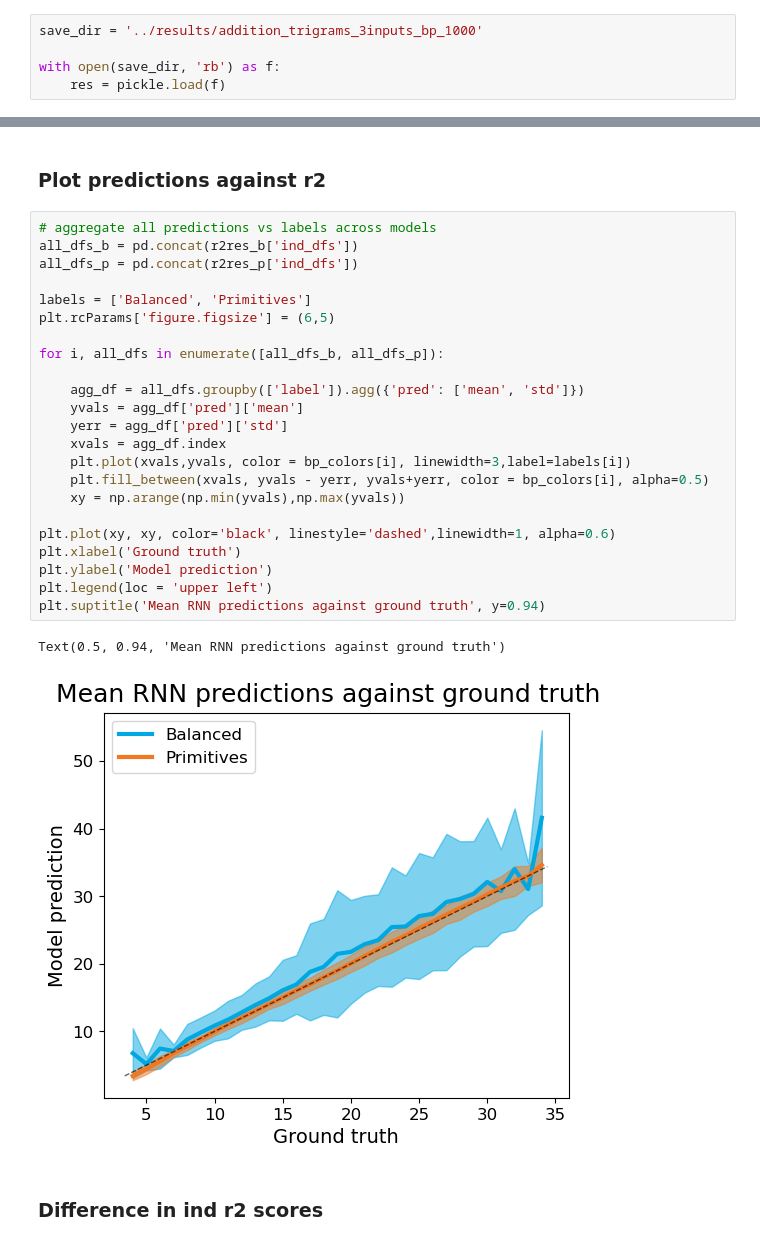
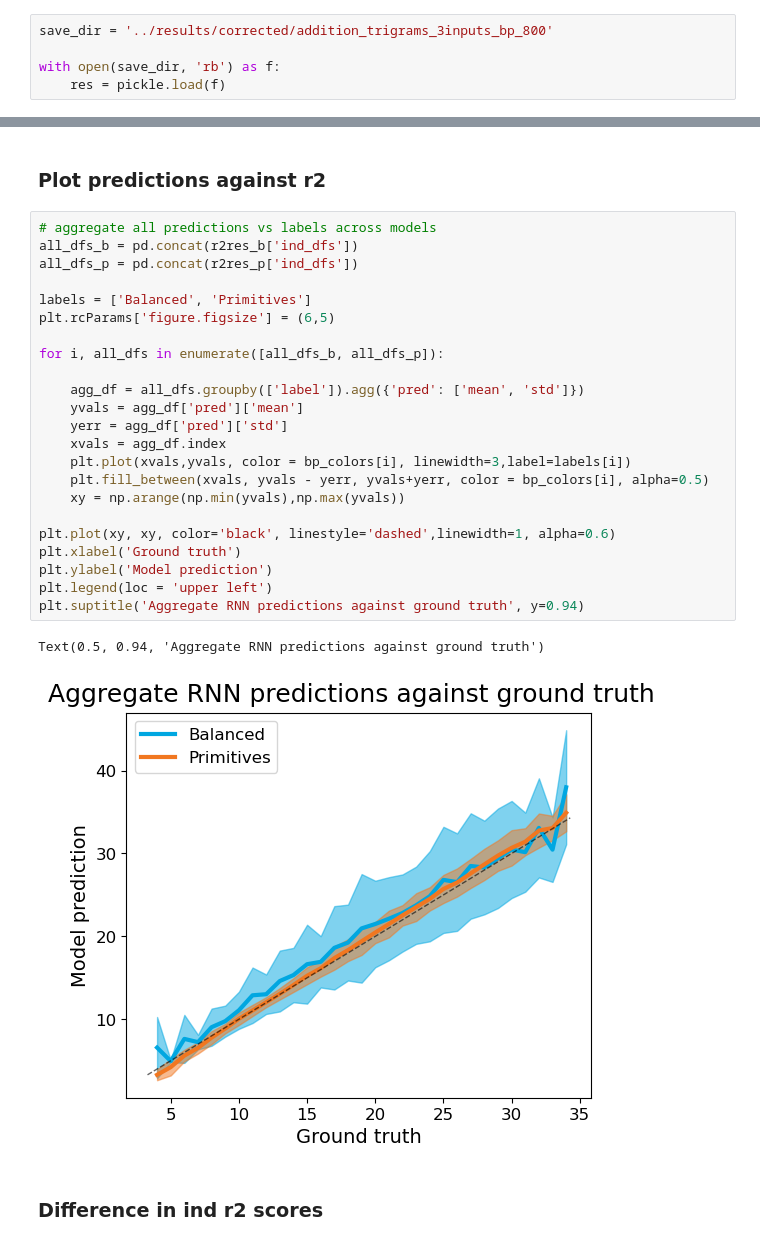
Before and after one commit to aranas/compositional_learning, a Jupyter notebook: _run_RNNs/_Performance_accuracy.ipynb, the cells around one changed output, grey strips where cells are left out. Cells and saved outputs as stored; diff of their text form.

```diff
--- a/_run_RNNs/_Performance_accuracy.ipynb
+++ b/_run_RNNs/_Performance_accuracy.ipynb
@@ -33,7 +33,7 @@ import statannot
 
 from cryptic_rnn import *
 # %%
-save_dir = '../results/addition_trigrams_3inputs_bp_1000'
+save_dir = '../results/corrected/addition_trigrams_3inputs_bp_800'
 
 with open(save_dir, 'rb') as f:
     res = pickle.load(f)
@@ -112,29 +116,29 @@ Balanced with primitives vs balanced WilcoxonResult(statistic=176133.0, pvalue=4
 # %%
 # aggregate all predictions vs labels across models
 all_dfs_b = pd.concat(r2res_b['ind_dfs'])
 all_dfs_p = pd.concat(r2res_p['ind_dfs'])
 
 labels = ['Balanced', 'Primitives']
 plt.rcParams['figure.figsize'] = (6,5)
 
 for i, all_dfs in enumerate([all_dfs_b, all_dfs_p]):
 
     agg_df = all_dfs.groupby(['label']).agg({'pred': ['mean', 'std']})
     yvals = agg_df['pred']['mean']
     yerr = agg_df['pred']['std']
     xvals = agg_df.index
     plt.plot(xvals,yvals, color = bp_colors[i], linewidth=3,label=labels[i])
     plt.fill_between(xvals, yvals - yerr, yvals+yerr, color = bp_colors[i], alpha=0.5)
     xy = np.arange(np.min(yvals),np.max(yvals))
 
 plt.plot(xy, xy, color='black', linestyle='dashed',linewidth=1, alpha=0.6)
 plt.xlabel('Ground truth')
 plt.ylabel('Model prediction')
 plt.legend(loc = 'upper left')
-plt.suptitle('Mean RNN predictions against ground truth', y=0.94)
+plt.suptitle('Aggregate RNN predictions against ground truth', y=0.94)
 # %% [output]
-Text(0.5, 0.94, 'Mean RNN predictions against ground truth')
+Text(0.5, 0.94, 'Aggregate RNN predictions against ground truth')
-[figure, old version]
+[figure, new version]
 # %% [markdown]
 ### Difference in ind r2 scores
 # %%
```
Also changed, not shown: parts of 19 cells of this notebook, 12 other files.
